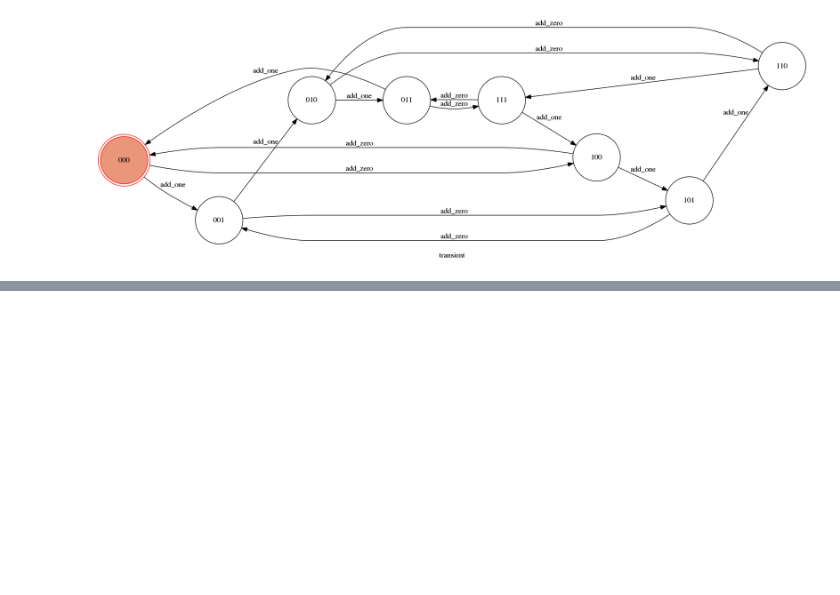
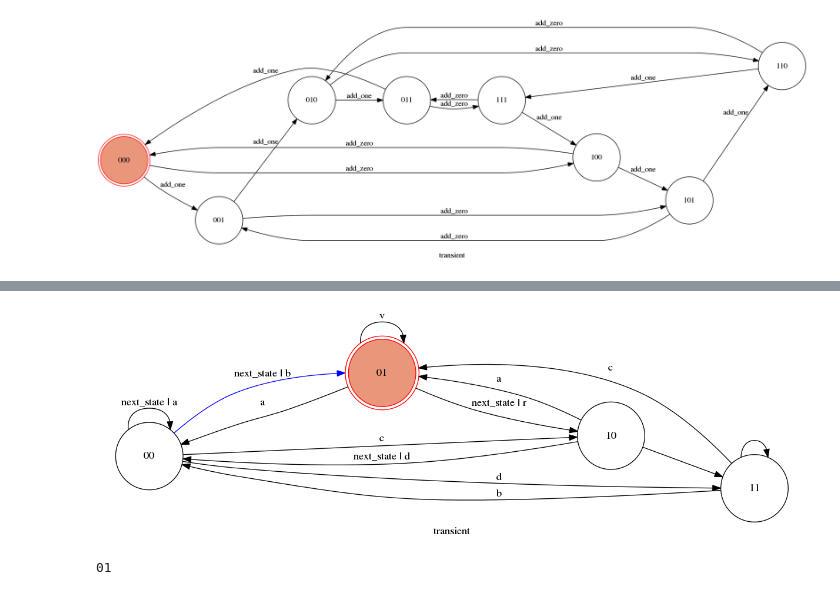
Before and after one commit to MohammadForouhesh/FSM, a Jupyter notebook: report_and_test.ipynb, the cells around one changed output, grey strips where cells are left out. Saved outputs shown, nothing was run; the diff lists cells and outputs as text; code cells hidden in the pictures; blank space fills up the shorter version.

```diff
--- a/report_and_test.ipynb
+++ b/report_and_test.ipynb
@@ -160,0 +206,7 @@ model.show_graph()
+# %%
+model.next_state()
+model.show_graph()
+print(model.state)
+# %% [output]
+[figure, added]
+01
```
Also changed, not shown: parts of 8 cells of this notebook, 22 other files.
